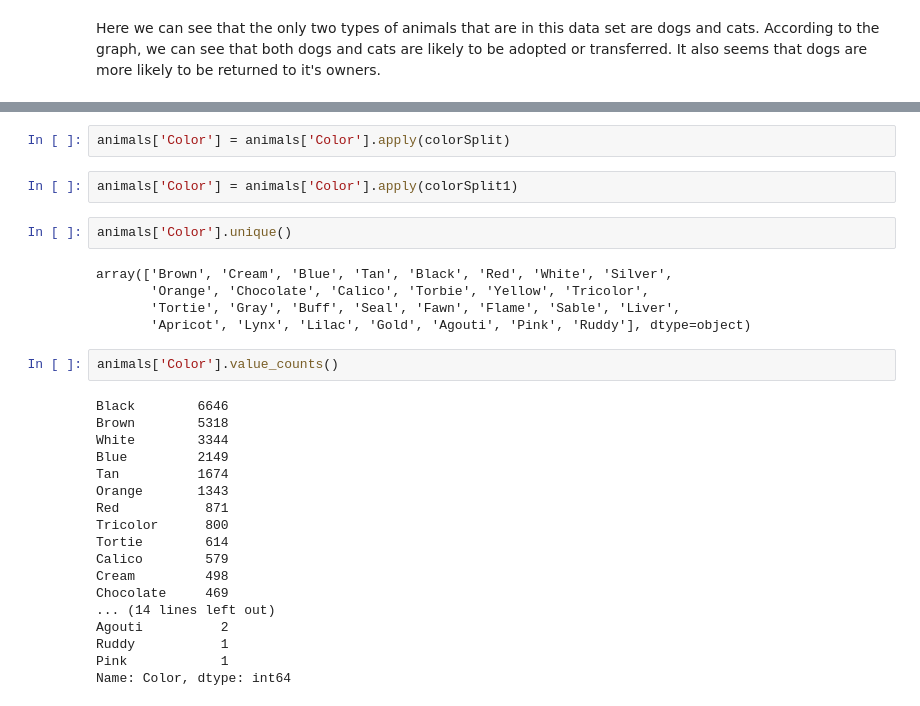
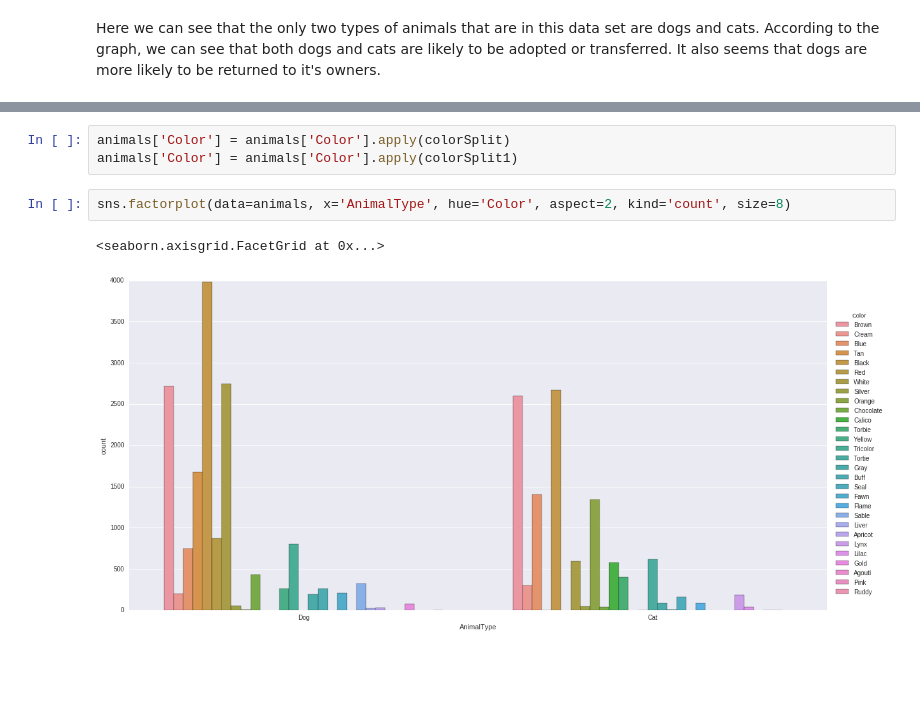
Before and after one commit to Infinite88/animal-shelter, a Jupyter notebook: animal_shelter.ipynb, the cells around one changed output, grey strips where cells are left out. Saved outputs shown, nothing was run; the diff lists cells and outputs as text; blank space fills up the shorter version.

```diff
--- a/animal_shelter.ipynb
+++ b/animal_shelter.ipynb
@@ -100,32 +100,9 @@ def colorSplit1(x):
 # %%
 animals['Color'] = animals['Color'].apply(colorSplit)
+animals['Color'] = animals['Color'].apply(colorSplit1)
-# %%
-animals['Color'] = animals['Color'].apply(colorSplit1)
-# %%
-animals['Color'].unique()
-# %% [output]
-array(['Brown', 'Cream', 'Blue', 'Tan', 'Black', 'Red', 'White', 'Silver',
-       'Orange', 'Chocolate', 'Calico', 'Torbie', 'Yellow', 'Tricolor',
-       'Tortie', 'Gray', 'Buff', 'Seal', 'Fawn', 'Flame', 'Sable', 'Liver',
-       'Apricot', 'Lynx', 'Lilac', 'Gold', 'Agouti', 'Pink', 'Ruddy'], dtype=object)
-# %%
-animals['Color'].value_counts()
-# %% [output]
-Black        6646
-Brown        5318
-White        3344
-Blue         2149
-Tan          1674
-Orange       1343
-Red           871
-Tricolor      800
-Tortie        614
-Calico        579
-Cream         498
-Chocolate     469
-... (14 lines left out)
-Agouti          2
-Ruddy           1
-Pink            1
-Name: Color, dtype: int64
+# %%
+sns.factorplot(data=animals, x='AnimalType', hue='Color', aspect=2, kind='count', size=8)
+# %% [output]
+<seaborn.axisgrid.FacetGrid at 0x...>
+[figure, added]
 # %%
```
Also changed, not shown: parts of 14 cells of this notebook.
